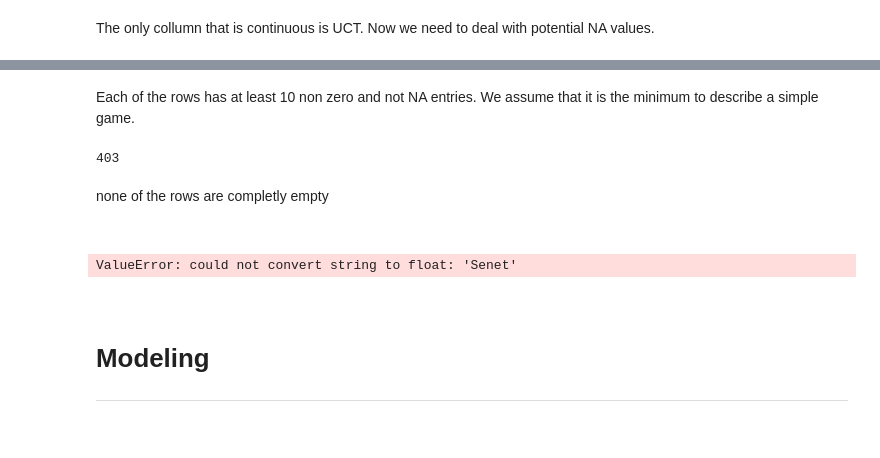
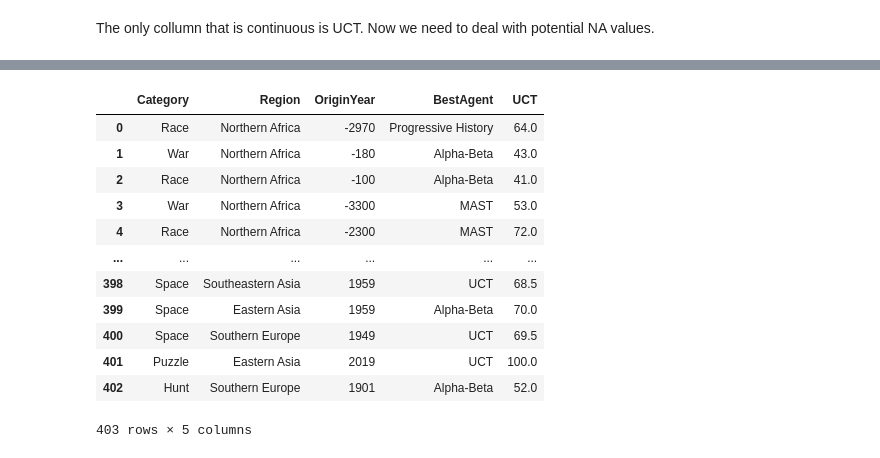
Before and after one commit to Artyom-kurguzkin/ML-ludemes-predictions, a Jupyter notebook: ludemes-gameData-predict.ipynb, the cells around one changed output, grey strips where cells are left out. Saved outputs shown, nothing was run; the diff lists cells and outputs as text; code cells hidden in the pictures.

```diff
--- a/ludemes-gameData-predict.ipynb
+++ b/ludemes-gameData-predict.ipynb
@@ -192,24 +140,2 @@ print(agg_df.to_string(index=False))
 # %% [markdown]
 We need to ascertain that there are any actual continuous data, not descrete ones.
-# %%
-continuous_columns = []
-
-for col in df.columns:
-    # Ignore NA values
-    col_data = df[col].dropna()
-
-    # Skip if column is empty
-    if col_data.empty:
-        continue
-
-    # Attempt to convert to numeric, forcing non-numeric values to NaN
-    numeric_data = pd.to_numeric(col_data, errors='coerce')
-
-    # Check if any value is non-integer (continuous)
-    if numeric_data.notna().any() and (numeric_data.apply(lambda x: not float(x).is_integer())).any():
-        continuous_columns.append(col)
-        unique_values = numeric_data.unique()
-        print(f"Column with continuous values: {col}")
-
-if not continuous_columns:
-    print("No columns with continuous values found.")
@@ -415,31 +182,18 @@ new_df.loc[(df.notna() & (df != 0)).sum(axis=1) >= 10].shape
-# %% [markdown]
-Each of the rows has at least 10 non zero and not NA entries. We assume that it is the minimum to describe a simple game.
-# %%
-nan_counts = df.isna().sum(axis=1)
-zero_counts = (df == 0).sum(axis=1)
-total_missing_or_zero = nan_counts + zero_counts
-
-rows_with_missing_or_zero = df[total_missing_or_zero > 127]
-
-print(len(rows_with_missing_or_zero))
-# %% [output]
-403
-# %% [markdown]
-none of the rows are completly empty
-
-<br>
-# %%
-import matplotlib.pyplot as plt
-from sklearn.preprocessing import StandardScaler
-from sklearn.decomposition import PCA
-
-X_data = PCA().fit_transform(df)
-plot = plt.scatter(X_data[:,0], X_data[:,1], c=df[-3])
-plt.show()
-# %% [output]
-ValueError: could not convert string to float: 'Senet'
-# %% [markdown]
-<br>
-
-# Modeling
----
+# %%
+numeric_features = df.iloc[:, 1:-5]
+labels = last_five_cols = df.iloc[:, -5:]
+labels
+# %% [output]
+|  | Category | Region | OriginYear | BestAgent | UCT |
+| 0 | Race | Northern Africa | -2970 | Progressive History | 64.0 |
+| 1 | War | Northern Africa | -180 | Alpha-Beta | 43.0 |
+| 2 | Race | Northern Africa | -100 | Alpha-Beta | 41.0 |
+| 3 | War | Northern Africa | -3300 | MAST | 53.0 |
+| 4 | Race | Northern Africa | -2300 | MAST | 72.0 |
+| ... | ... | ... | ... | ... | ... |
+| 398 | Space | Southeastern Asia | 1959 | UCT | 68.5 |
+| 399 | Space | Eastern Asia | 1959 | Alpha-Beta | 70.0 |
+| 400 | Space | Southern Europe | 1949 | UCT | 69.5 |
+| 401 | Puzzle | Eastern Asia | 2019 | UCT | 100.0 |
+| 402 | Hunt | Southern Europe | 1901 | Alpha-Beta | 52.0 |
+403 rows × 5 columns
```
Also changed, not shown: parts of 28 cells of this notebook.
